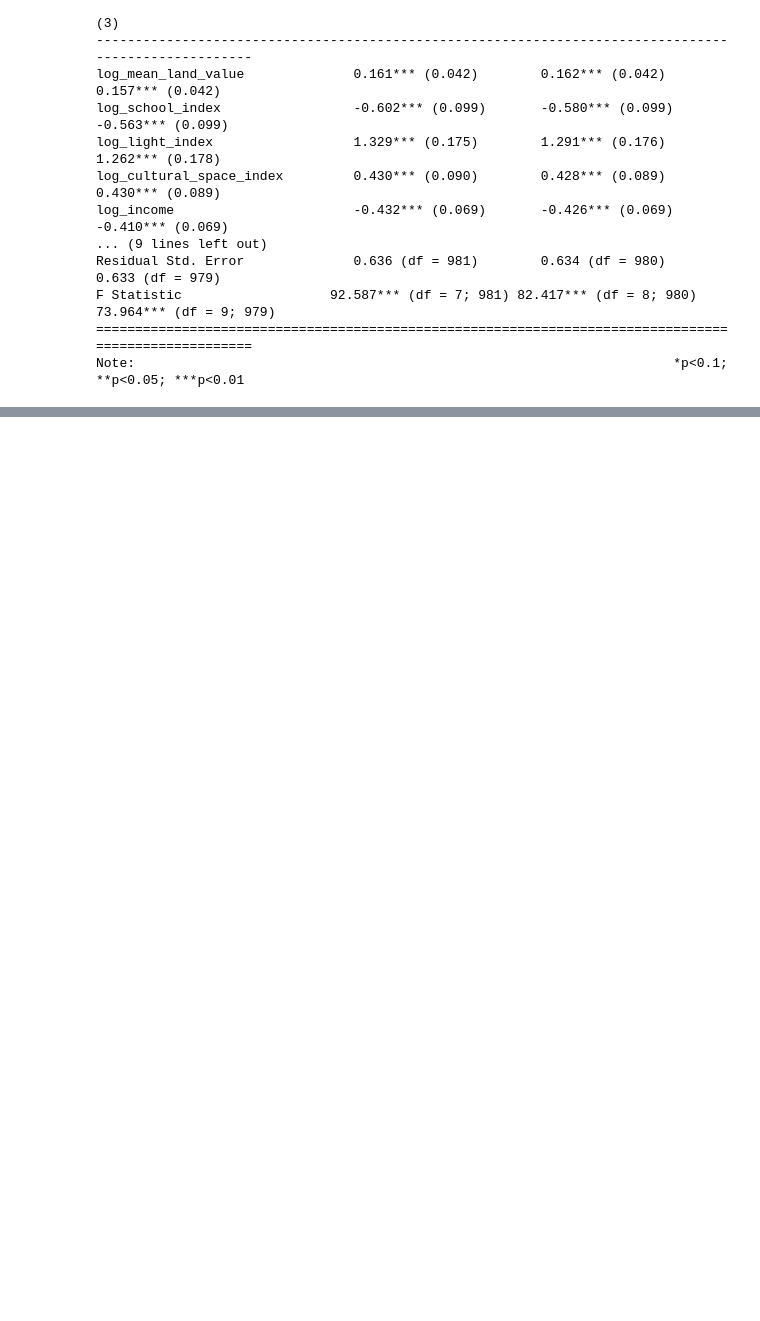
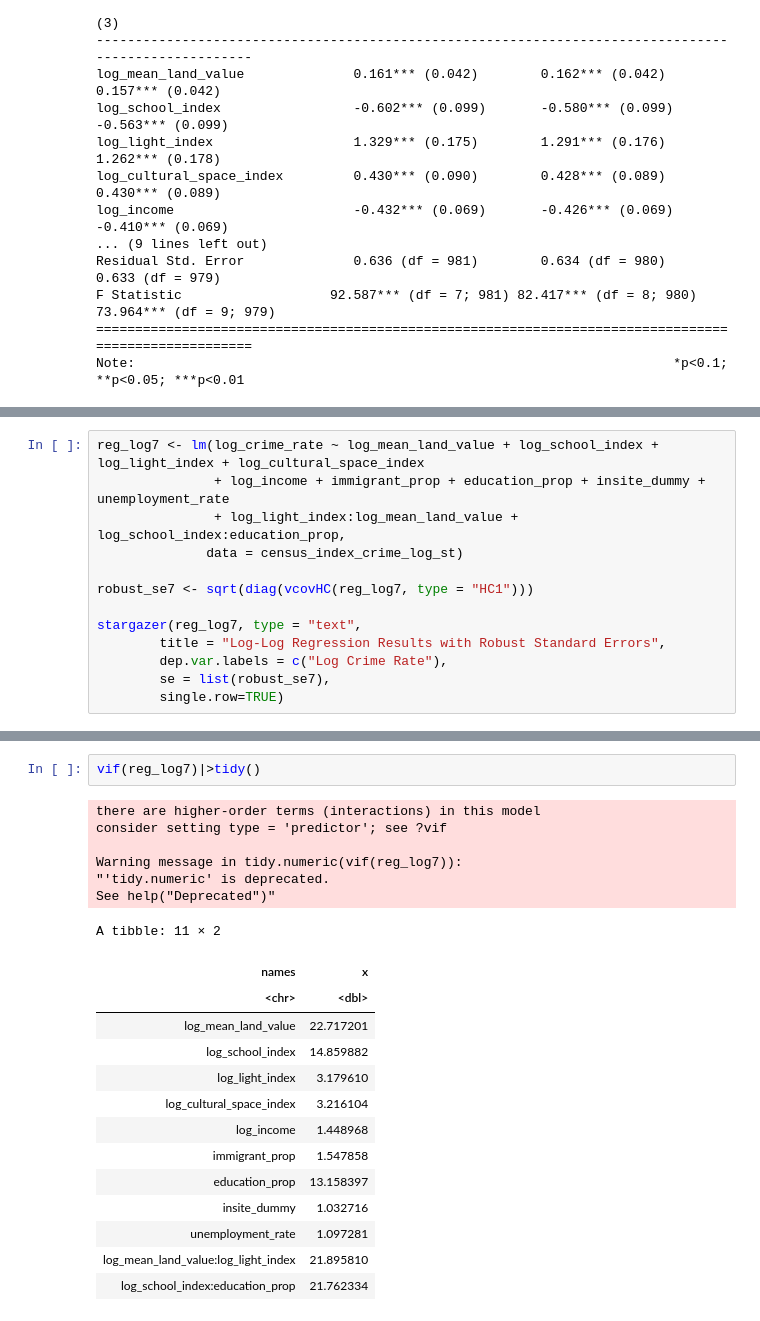
Before and after one commit to Irene-Berezin/econ326, a Jupyter notebook: project_regression.ipynb, the cells around one changed output, grey strips where cells are left out. Saved outputs shown, nothing was run; the diff lists cells and outputs as text; blank space fills up the shorter version.

Commit message:
More regressions

```diff
--- a/project_regression.ipynb
+++ b/project_regression.ipynb
@@ -1588,0 +1857,13 @@ Note:                                                                     *p<0.1
+# %%
+reg_log7 <- lm(log_crime_rate ~ log_mean_land_value + log_school_index + log_light_index + log_cultural_space_index
+               + log_income + immigrant_prop + education_prop + insite_dummy + unemployment_rate
+               + log_light_index:log_mean_land_value + log_school_index:education_prop,
+              data = census_index_crime_log_st)
+
+robust_se7 <- sqrt(diag(vcovHC(reg_log7, type = "HC1")))
+
+stargazer(reg_log7, type = "text",
+        title = "Log-Log Regression Results with Robust Standard Errors",
+        dep.var.labels = c("Log Crime Rate"),
+        se = list(robust_se7),
+        single.row=TRUE)
@@ -1588,0 +1888,23 @@ Note:                                                                     *p<0.1
+# %%
+vif(reg_log7)|>tidy()
+# %% [output]
+there are higher-order terms (interactions) in this model
+consider setting type = 'predictor'; see ?vif
+
+Warning message in tidy.numeric(vif(reg_log7)):
+"'tidy.numeric' is deprecated.
+See help("Deprecated")"
+A tibble: 11 × 2
+| names | x |
+| <chr> | <dbl> |
+| log_mean_land_value | 22.717201 |
+| log_school_index | 14.859882 |
+| log_light_index | 3.179610 |
+| log_cultural_space_index | 3.216104 |
+| log_income | 1.448968 |
+| immigrant_prop | 1.547858 |
+| education_prop | 13.158397 |
+| insite_dummy | 1.032716 |
+| unemployment_rate | 1.097281 |
+| log_mean_land_value:log_light_index | 21.895810 |
+| log_school_index:education_prop | 21.762334 |
```
Also changed, not shown: parts of 22 cells of this notebook.
